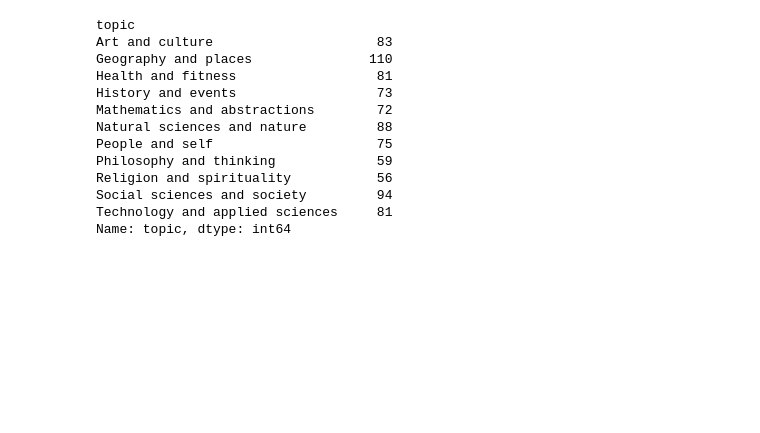
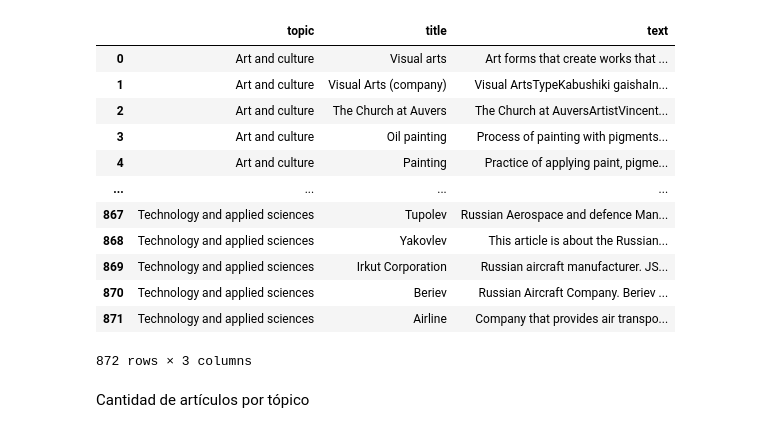
Before and after one commit to EquipoAlfaBuenaMaravillaOndaDinamita/cmiads-tmnlp-h4, a Jupyter notebook: main.ipynb, the cells around one changed output. Saved outputs shown, nothing was run; the diff lists cells and outputs as text; code cells hidden in the pictures; blank space fills up the shorter version.

```diff
--- a/main.ipynb
+++ b/main.ipynb
@@ -234,18 +287,21 @@ class Model:
 # %%
 df = pd.read_csv('data/tokens_topics.csv')
 data = df.text.values.tolist()
-df.groupby(['topic'])['topic'].count()
-# %% [output]
-topic
-Art and culture                     83
-Geography and places               110
-Health and fitness                  81
-History and events                  73
-Mathematics and abstractions        72
-Natural sciences and nature         88
-People and self                     75
-Philosophy and thinking             59
-Religion and spirituality           56
-Social sciences and society         94
-Technology and applied sciences     81
-Name: topic, dtype: int64
+# %%
+df
+# %% [output]
+|  | topic | title | text |
+| 0 | Art and culture | Visual arts | Art forms that create works that ... |
+| 1 | Art and culture | Visual Arts (company) | Visual ArtsTypeKabushiki gaishaIn... |
+| 2 | Art and culture | The Church at Auvers | The Church at AuversArtistVincent... |
+| 3 | Art and culture | Oil painting | Process of painting with pigments... |
+| 4 | Art and culture | Painting | Practice of applying paint, pigme... |
+| ... | ... | ... | ... |
+| 867 | Technology and applied sciences | Tupolev | Russian Aerospace and defence Man... |
+| 868 | Technology and applied sciences | Yakovlev | This article is about the Russian... |
+| 869 | Technology and applied sciences | Irkut Corporation | Russian aircraft manufacturer. JS... |
+| 870 | Technology and applied sciences | Beriev | Russian Aircraft Company. Beriev ... |
+| 871 | Technology and applied sciences | Airline | Company that provides air transpo... |
+872 rows × 3 columns
+# %% [markdown]
+Cantidad de artículos por tópico
```
Also changed, not shown: parts of 33 cells of this notebook, 1 other file.
